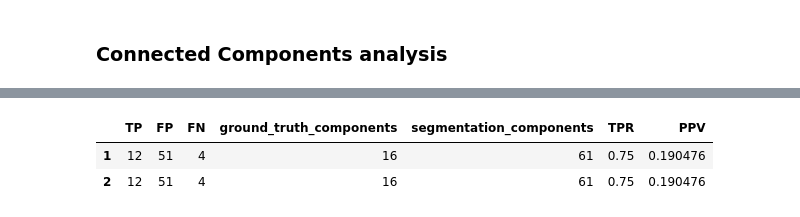
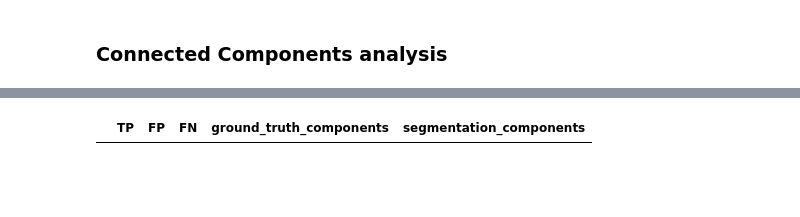
Before and after one commit to ahsanMah/braintypicality, a Jupyter notebook: notebooks/segmentation_eval.ipynb, the cells around one changed output, grey strips where cells are left out. Drawn from its saved outputs; the diff is of its cells as text; code cells hidden in the pictures; blank space fills up the shorter version.

```diff
--- a/notebooks/segmentation_eval.ipynb
+++ b/notebooks/segmentation_eval.ipynb
@@ -543,15 +542,7 @@ Wall time: 51 ms
 # %%
 metrics_df = pd.DataFrame(columns=["TP", "FP", "FN", "ground_truth_components", "segmentation_components"])
-
-metrics_df.loc[1] = perf_dict
-metrics_df.loc[2] = perf_dict
-
-metrics_df["TPR"] = metrics_df.TP / metrics_df.ground_truth_components
-metrics_df["PPV"] = metrics_df.TP / (metrics_df.TP + metrics_df.FP)
 metrics_df
 # %% [output]
-|  | TP | FP | FN | ground_truth_components | segmentation_components | TPR | PPV |
-| 1 | 12 | 51 | 4 | 16 | 61 | 0.75 | 0.190476 |
-| 2 | 12 | 51 | 4 | 16 | 61 | 0.75 | 0.190476 |
+|  | TP | FP | FN | ground_truth_components | segmentation_components |
 # %%
 # FP = ref_ccp == 0 and number of comps that match
```
Also changed, not shown: parts of 30 cells of this notebook.
